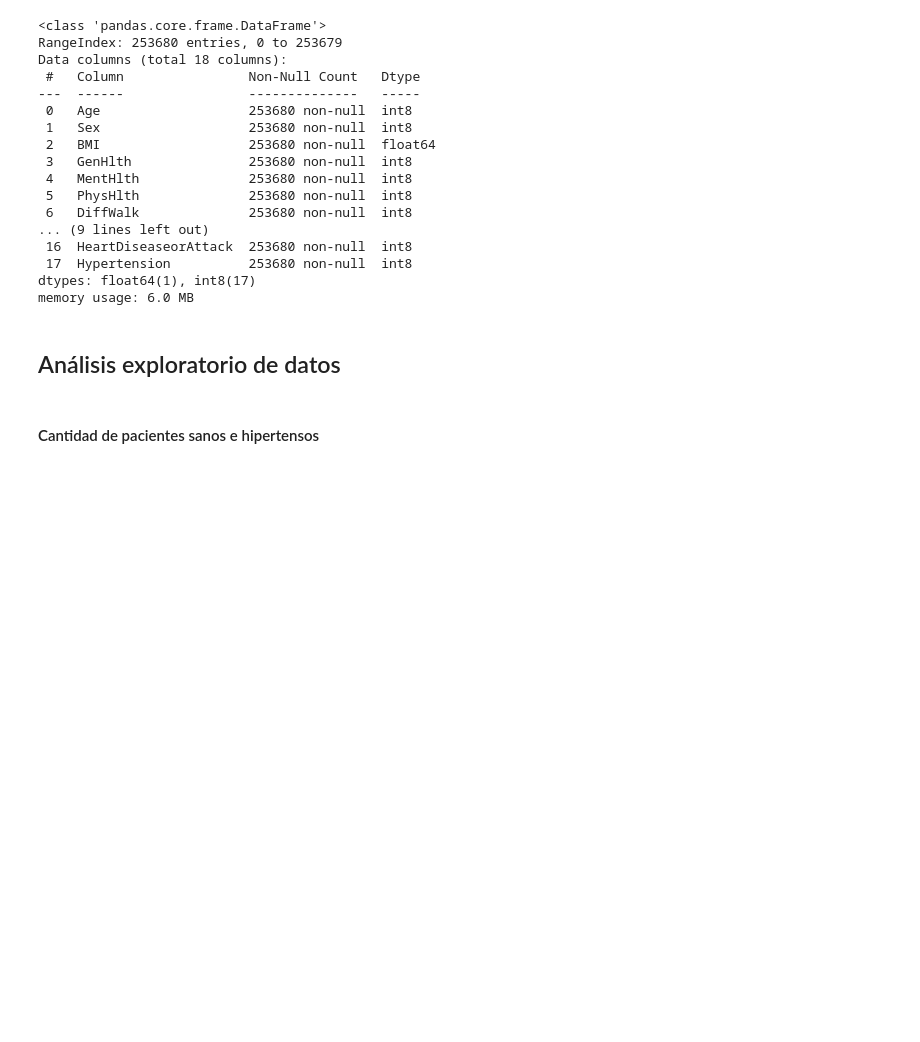
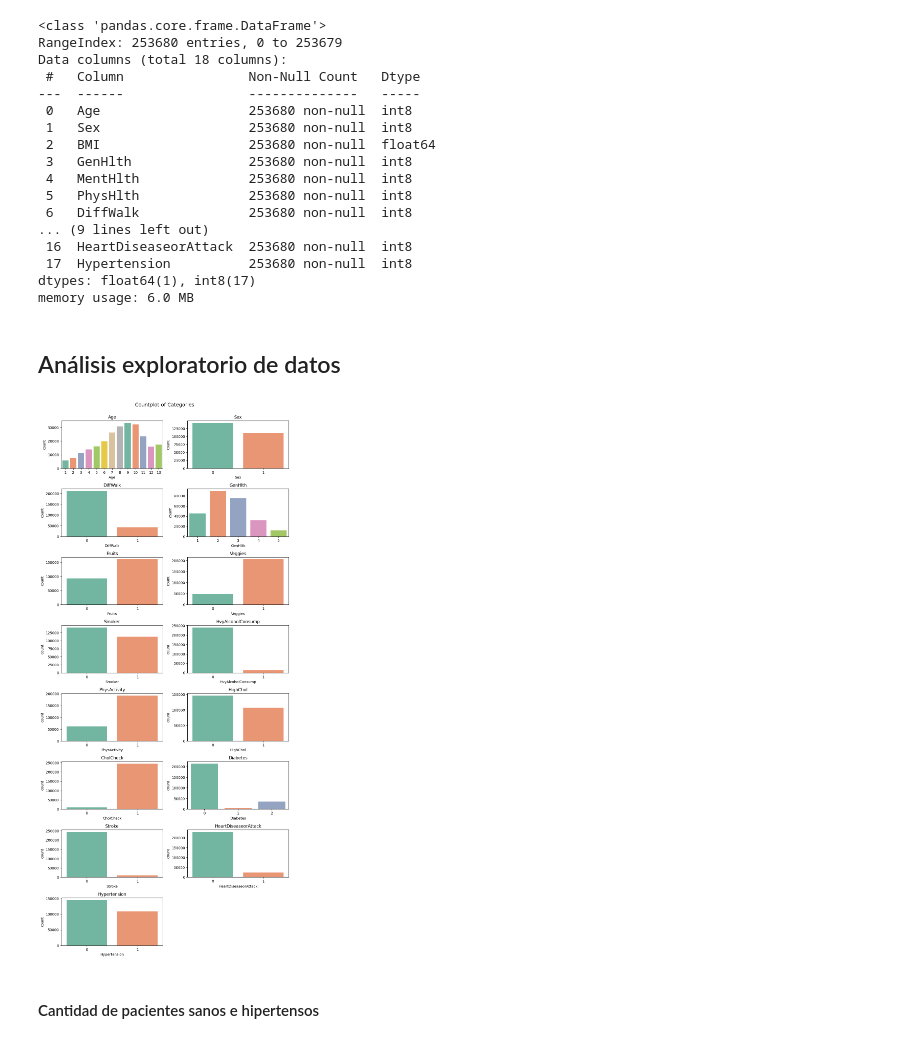
Before and after one commit to GAMM95/PrediHipertension, a Jupyter notebook: dataset/hypertension_model.ipynb, the cells around one changed output. Saved outputs shown, nothing was run; the diff lists cells and outputs as text; code cells hidden in the pictures; blank space fills up the shorter version.

```diff
--- a/dataset/hypertension_model.ipynb
+++ b/dataset/hypertension_model.ipynb
@@ -206,6 +234,30 @@ dtypes: float64(1), int8(17)
 memory usage: 6.0 MB
 # %% [markdown]
 ## Análisis exploratorio de datos
+# %%
+# Definir los colores que quieres usar
+custom_palette = sns.color_palette("Set2")
+
+# Lista de columnas
+col = ['Age', 'Sex','DiffWalk', 'GenHlth', 'Fruits',
+       'Veggies', 'Smoker', 'HvyAlcoholConsump',
+       'PhysActivity', 'HighChol', 'CholCheck',
+       'Diabetes','Stroke','HeartDiseaseorAttack',
+       'Hypertension']
+
+# Crear el gráfico
+plt.figure(figsize=(10, 40))
+for i,column in enumerate(col):
+    plt.subplot(len(col), 2, i+1)
+    plt.suptitle("Countplot of Categories", fontsize=14, x=0.5, y=1)
+    sns.countplot(data=DF, x=column, palette=custom_palette)
+    plt.title(f"{column}")
+    plt.tight_layout()
+
+# Mostrar los gráficos
+plt.show()
+# %% [output]
+[figure, added]
 # %% [markdown]
 #### Cantidad de pacientes sanos e hipertensos
 # %%
```
Also changed, not shown: parts of 87 cells of this notebook, 4 other files.
